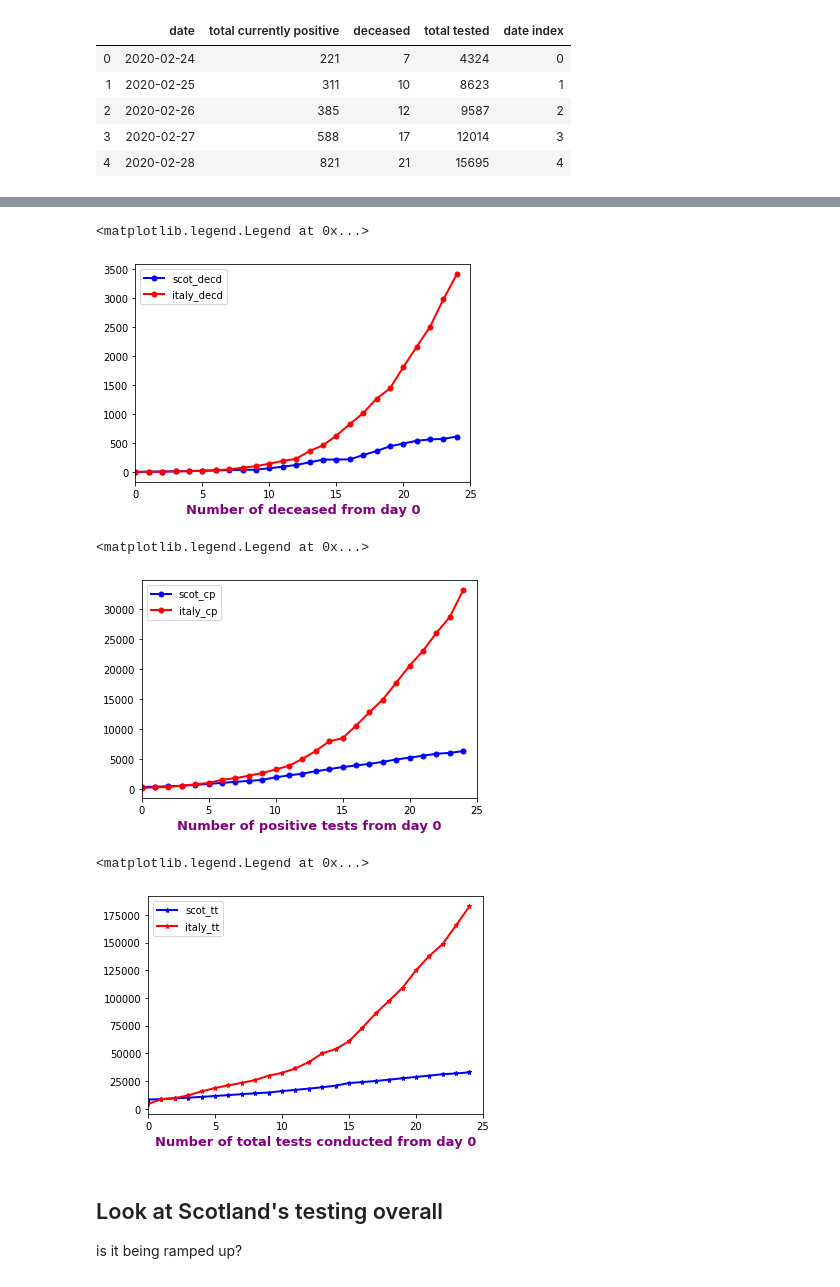
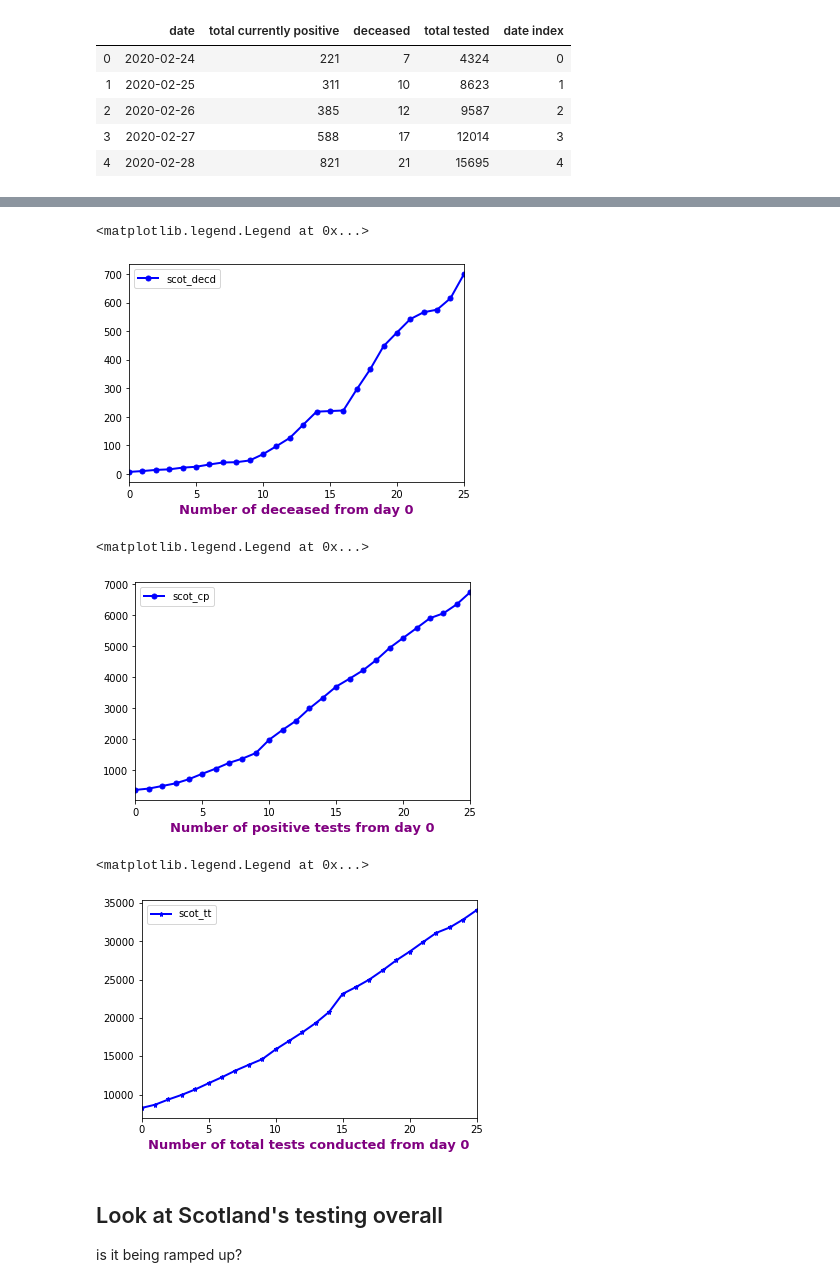
Before and after one commit to watty62/Scot_covid19, a Jupyter notebook: compare countries.ipynb, the cells around one changed output, grey strips where cells are left out. Drawn from its saved outputs; the diff is of its cells as text; code cells hidden in the pictures.

```diff
--- a/compare countries.ipynb
+++ b/compare countries.ipynb
@@ -182,35 +164,35 @@ df_merged
 
 # multiple line plot
 plt.plot( 'date index', 'scot_decd', data=df_merged, marker='o', markerfacecolor='blue', markersize=5, color='blue', linewidth=2)
-plt.plot( 'date index', 'italy_decd', data=df_merged, marker='o', markerfacecolor='red', markersize=5, color='red', linewidth=2)
+#plt.plot( 'date index', 'italy_decd', data=df_merged, marker='o', markerfacecolor='red', markersize=5, color='red', linewidth=2)
 plt.xlim(0,25)
 plt.xlabel('Number of deceased from day 0', fontweight='bold', color = 'Purple', fontsize='13', horizontalalignment='center')
 plt.legend()
 # %% [output]
 <matplotlib.legend.Legend at 0x...>
-[figure, old version]
+[figure, new version]
 # %%
 #plot our number of Confirmed Positive cases for Scotland and Italy
 
 plt.plot( 'date index', 'scot_cp', data=df_merged, marker='o', markerfacecolor='blue', markersize=5, color='blue', linewidth=2)
-plt.plot( 'date index', 'italy_cp', data=df_merged, marker='o', markerfacecolor='red', markersize=5, color='red', linewidth=2)
+# plt.plot( 'date index', 'italy_cp', data=df_merged, marker='o', markerfacecolor='red', markersize=5, color='red', linewidth=2)
 plt.xlim(0,25)
 plt.xlabel('Number of positive tests from day 0', fontweight='bold', color = 'Purple', fontsize='13', horizontalalignment='center')
 plt.legend()
 # %% [output]
 <matplotlib.legend.Legend at 0x...>
-[figure, old version]
+[figure, new version]
 # %%
 #plot our Total number of Tests administered for Scotland and Italy
 
 plt.plot( 'date index', 'scot_tt', data=df_merged, marker='*', markerfacecolor='blue', markersize=5, color='blue', linewidth=2)
-plt.plot( 'date index', 'italy_tt', data=df_merged, marker='*', markerfacecolor='red', markersize=5, color='red', linewidth=2)
+#plt.plot( 'date index', 'italy_tt', data=df_merged, marker='*', markerfacecolor='red', markersize=5, color='red', linewidth=2)
 plt.xlim(0,25)
 plt.xlabel('Number of total tests conducted from day 0', fontweight='bold', color = 'Purple', fontsize='13', horizontalalignment='center')
 plt.legend()
 # %% [output]
 <matplotlib.legend.Legend at 0x...>
-[figure, old version]
+[figure, new version]
 # %% [markdown]
 ## Look at Scotland's testing overall
 is it being ramped up?
```
Also changed, not shown: parts of 17 cells of this notebook, 8 other files.
